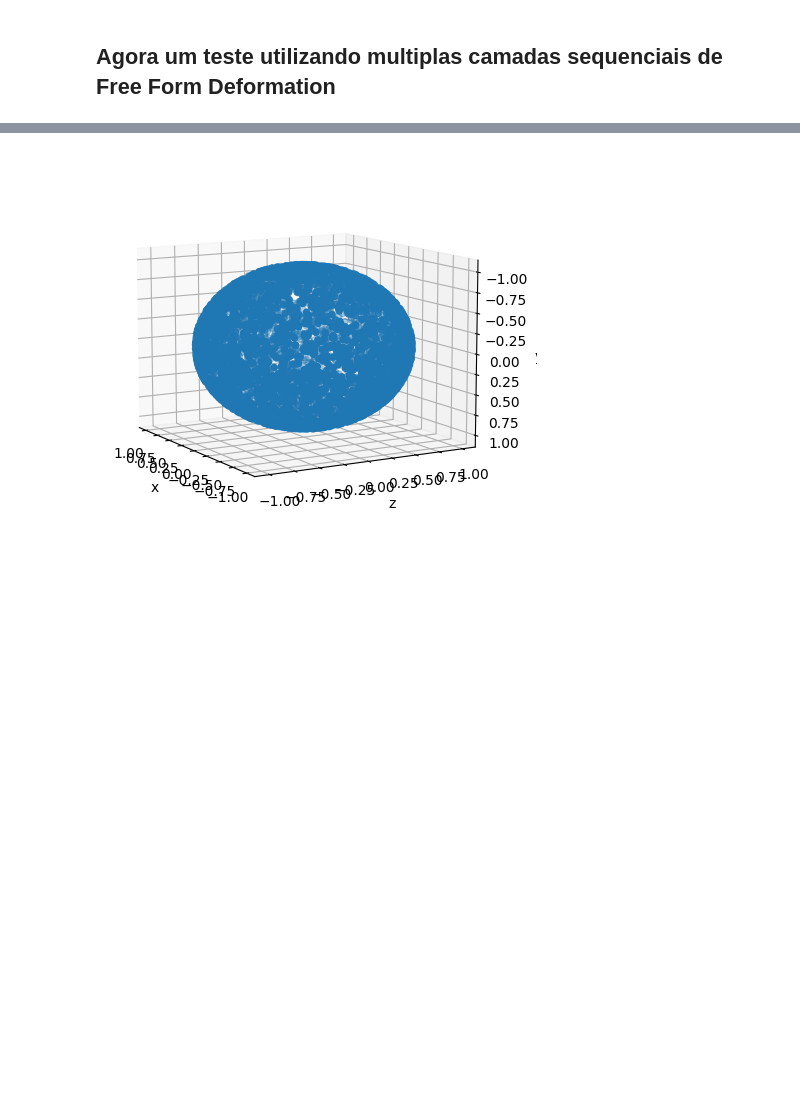
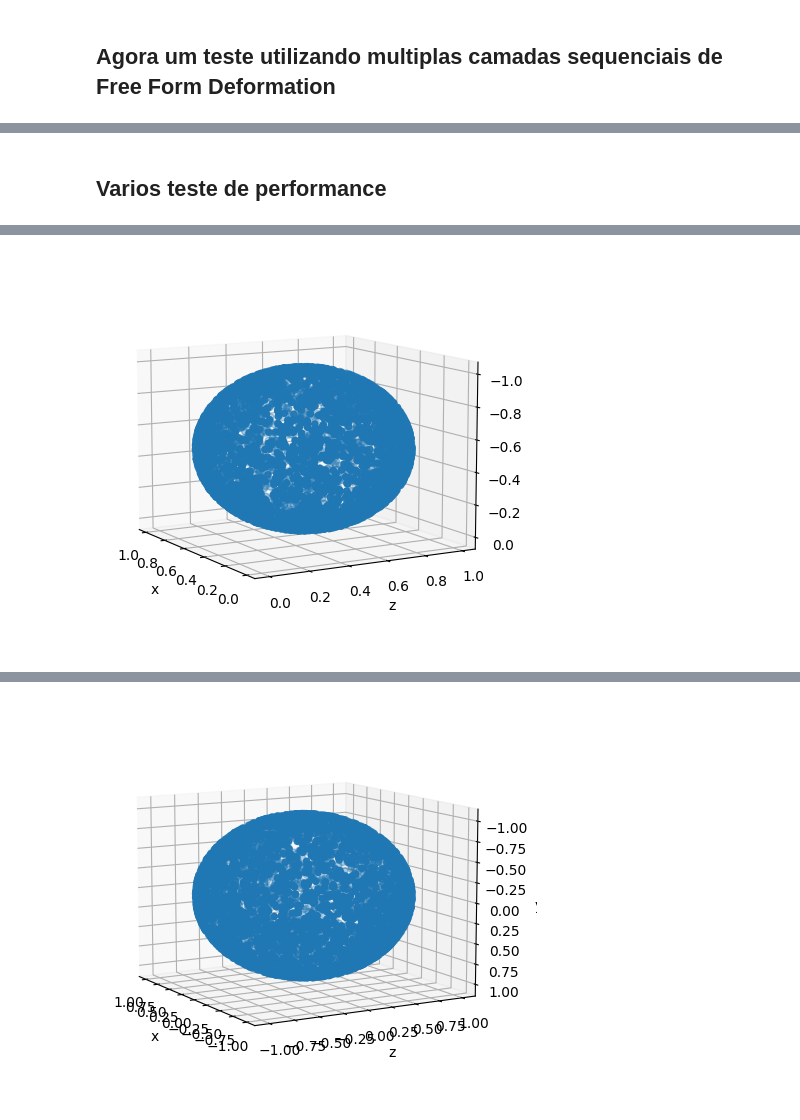
Before and after one commit to edumacsou/pgc_nn_conv_3d, a Jupyter notebook: FFD com autograd.ipynb, the cells around one changed output, grey strips where cells are left out. Saved outputs shown, nothing was run; the diff lists cells and outputs as text; code cells hidden in the pictures; blank space fills up the shorter version.

Commit message:
treinos com ariação de parâmetros gerados

```diff
--- a/FFD com autograd.ipynb
+++ b/FFD com autograd.ipynb
@@ -801,0 +820,25 @@ def plot_pointcloud(mesh, title=""):
+# %% [markdown]
+## Varios teste de performance
+# %%
+settings = {
+    'num_layers' : 3,
+    'dimension' : (3,3,3),
+    'learning_rate' : 0.5,
+    # Loss weights
+    'w_chamfer' : 1.0,
+    'w_edge' : 1.0,
+    'w_normal' : 0.01,
+    'w_laplacian' : 0.1,
+    'print_interval' : 100,
+    'num_iterations' : 100
+}
+
+result = train(src_mesh, trg_mesh,**settings)
+
+final_mesh = result["final_mesh"]
+deltas = result["delta_points"]
+err_list = result["error_hist"]
+
+data = {'params':settings, 'final_mesh' : final_mesh, 'deltas' : deltas, 'err_list' : err_list}
+save_training_data('./treino_01.pkl' , data)
+# %% [output]
@@ -801,0 +846 @@ def plot_pointcloud(mesh, title=""):
+[figure, added]
```
Also changed, not shown: parts of 12 cells of this notebook, 6 other files.
